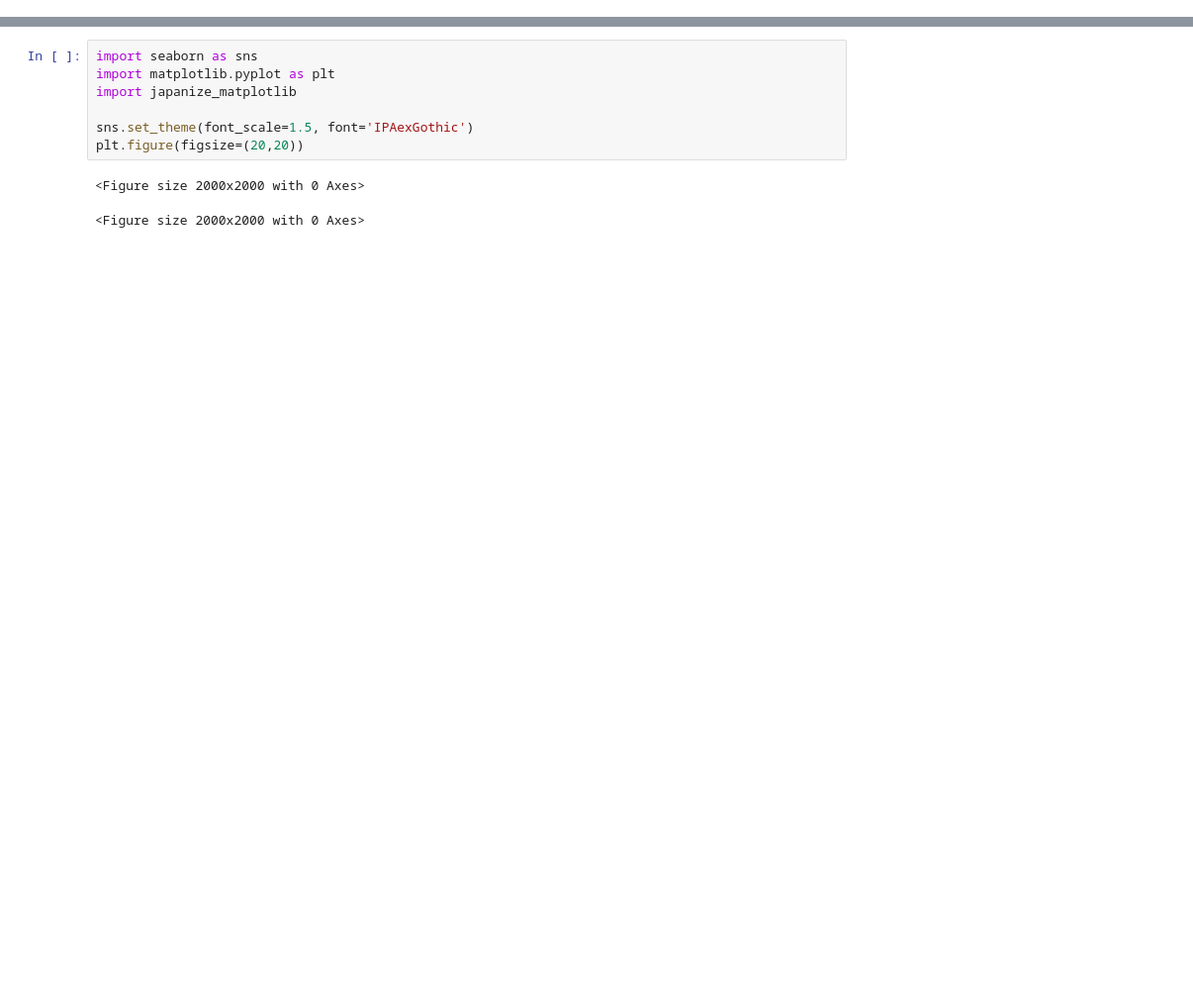
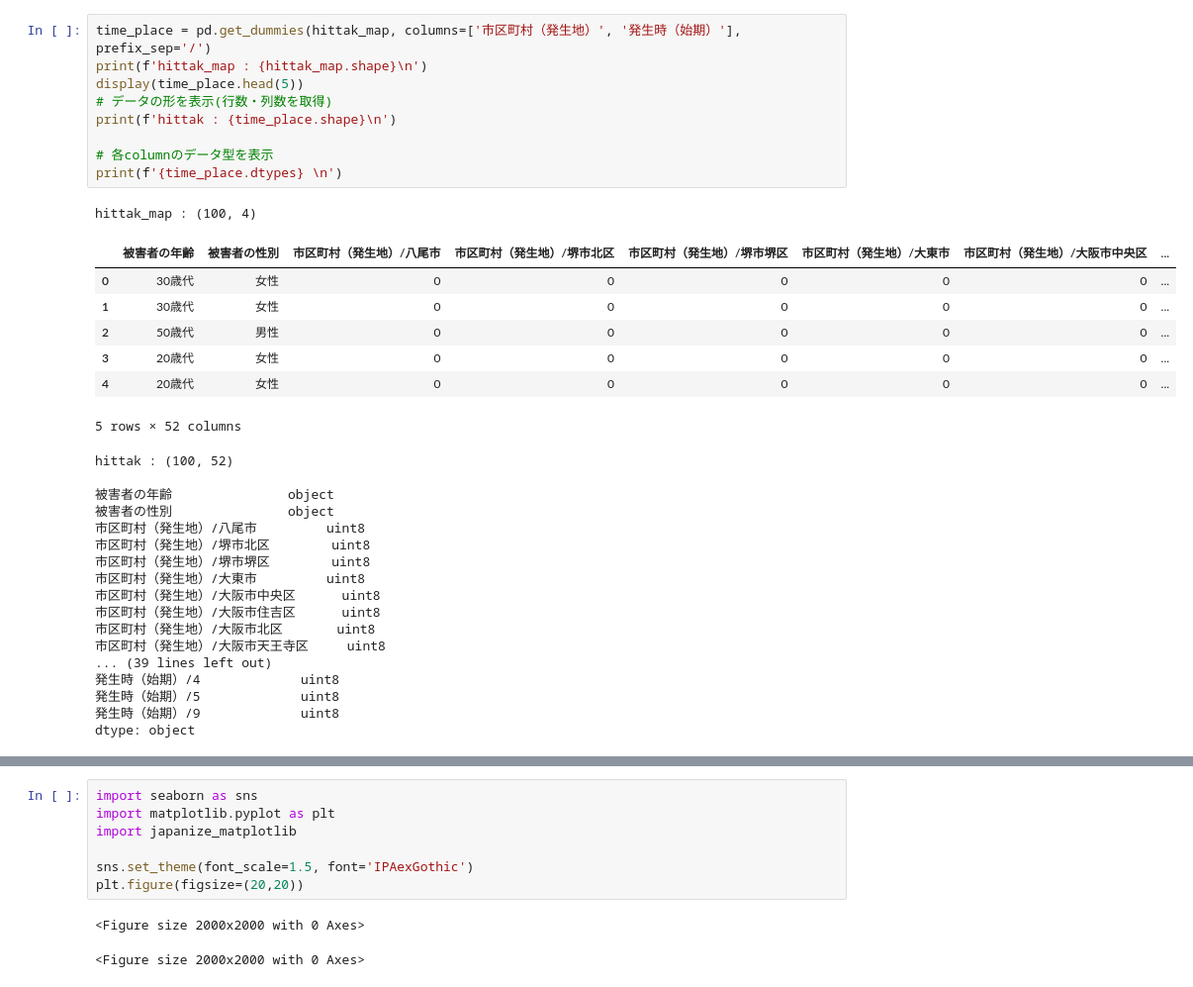
Before and after one commit to TechNursing/Osaka_hittakuri_data_analyst, a Jupyter notebook: NoteBooks/Untitled.ipynb, the cells around one changed output, grey strips where cells are left out. Shown: that part at 99% size. Cells and saved outputs as stored; diff of their text form; blank space fills up the shorter version.

```diff
--- a/NoteBooks/Untitled.ipynb
+++ b/NoteBooks/Untitled.ipynb
@@ -26,0 +34,35 @@ dtype: object
+# %%
+time_place = pd.get_dummies(hittak_map, columns=['市区町村（発生地）', '発生時（始期）'], prefix_sep='/')
+print(f'hittak_map : {hittak_map.shape}\n')
+display(time_place.head(5))
+# データの形を表示(行数・列数を取得)
+print(f'hittak : {time_place.shape}\n')
+
+# 各columnのデータ型を表示
+print(f'{time_place.dtypes} \n')
+# %% [output]
+hittak_map : (100, 4)
+|  | 被害者の年齢 | 被害者の性別 | 市区町村（発生地）/八尾市 | 市区町村（発生地）/堺市北区 | 市区町村（発生地）/堺市堺区 | 市区町村（発生地）/大東市 | 市区町村（発生地）/大阪市中央区 | ... |
+| 0 | 30歳代 | 女性 | 0 | 0 | 0 | 0 | 0 | ... |
+| 1 | 30歳代 | 女性 | 0 | 0 | 0 | 0 | 0 | ... |
+| 2 | 50歳代 | 男性 | 0 | 0 | 0 | 0 | 0 | ... |
+| 3 | 20歳代 | 女性 | 0 | 0 | 0 | 0 | 0 | ... |
+| 4 | 20歳代 | 女性 | 0 | 0 | 0 | 0 | 0 | ... |
+5 rows × 52 columns
+hittak : (100, 52)
+
+被害者の年齢               object
+被害者の性別               object
+市区町村（発生地）/八尾市         uint8
+市区町村（発生地）/堺市北区        uint8
+市区町村（発生地）/堺市堺区        uint8
+市区町村（発生地）/大東市         uint8
+市区町村（発生地）/大阪市中央区      uint8
+市区町村（発生地）/大阪市住吉区      uint8
+市区町村（発生地）/大阪市北区       uint8
+市区町村（発生地）/大阪市天王寺区     uint8
+... (39 lines left out)
+発生時（始期）/4             uint8
+発生時（始期）/5             uint8
+発生時（始期）/9             uint8
+dtype: object
```
Also changed, not shown: parts of 12 cells of this notebook, 3 other files.
